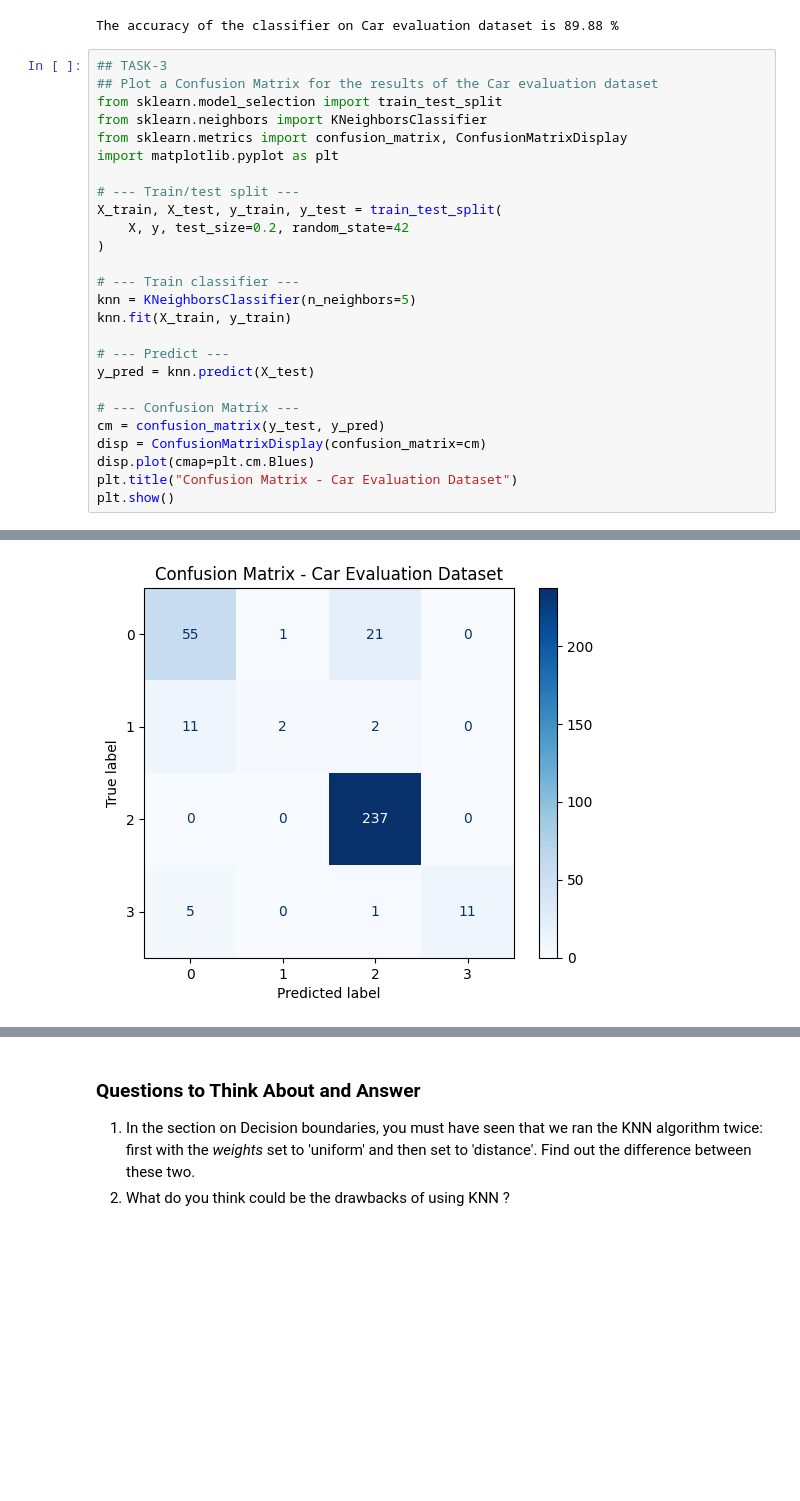
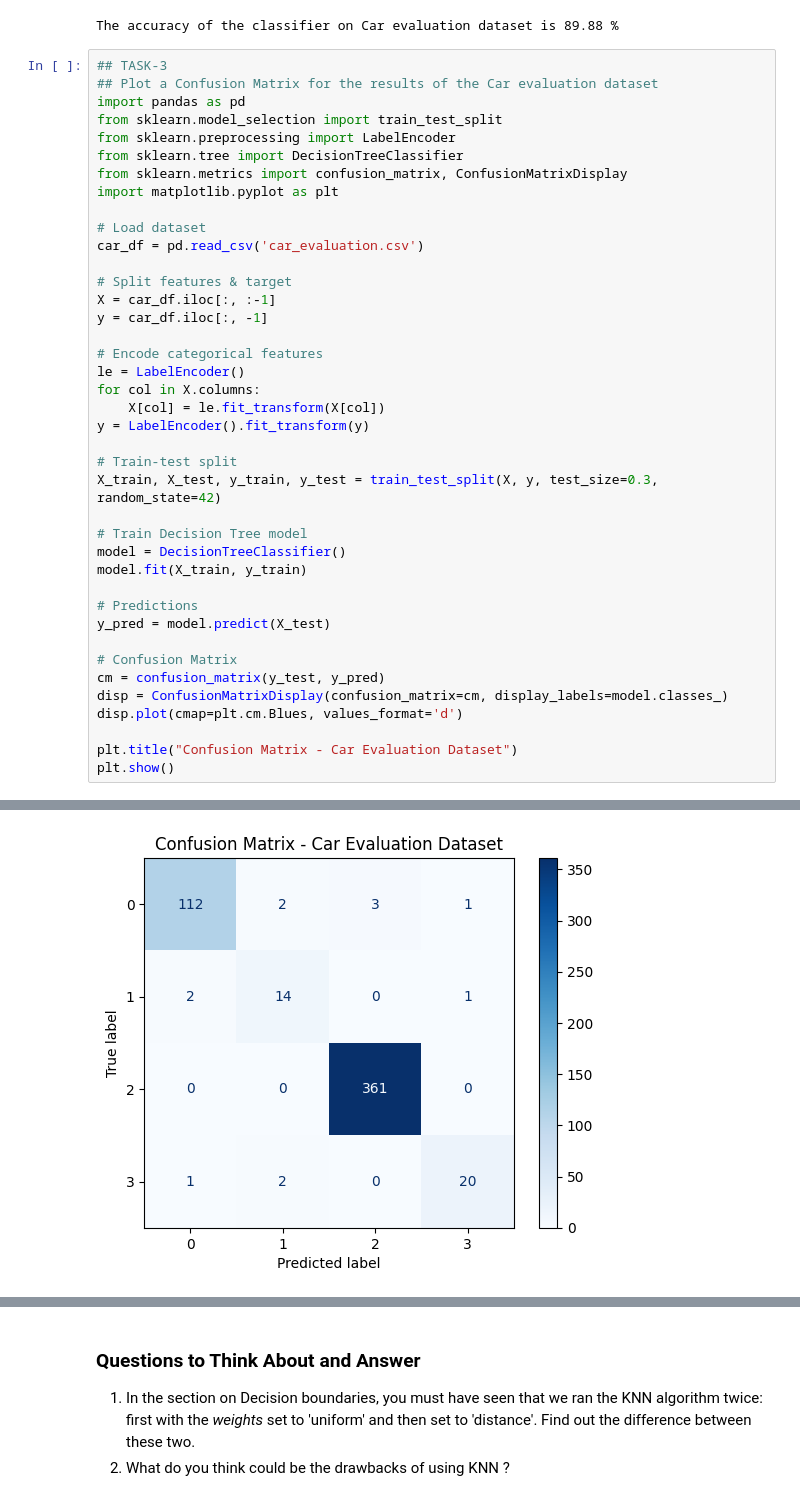
Before and after one commit to GnanaTrishala/IIITHYDERABAD_AIML_COURSE, a Jupyter notebook: Copy_of_AIML_Module_3_Lab_3_Implementing_KNN_from_scratch_and_visualize_Algorithm_performance.ipynb, the cells around one changed output, grey strips where cells are left out. Saved outputs shown, nothing was run; the diff lists cells and outputs as text; blank space fills up the shorter version.

```diff
--- a/Copy_of_AIML_Module_3_Lab_3_Implementing_KNN_from_scratch_and_visualize_Algorithm_performance.ipynb
+++ b/Copy_of_AIML_Module_3_Lab_3_Implementing_KNN_from_scratch_and_visualize_Algorithm_performance.ipynb
@@ -781,27 +741,41 @@ The accuracy of the classifier on Car evaluation dataset is 89.88 %
 # %%
 ## TASK-3
 ## Plot a Confusion Matrix for the results of the Car evaluation dataset
+import pandas as pd
 from sklearn.model_selection import train_test_split
-from sklearn.neighbors import KNeighborsClassifier
+from sklearn.preprocessing import LabelEncoder
+from sklearn.tree import DecisionTreeClassifier
 from sklearn.metrics import confusion_matrix, ConfusionMatrixDisplay
 import matplotlib.pyplot as plt
 
-# --- Train/test split ---
-X_train, X_test, y_train, y_test = train_test_split(
-    X, y, test_size=0.2, random_state=42
-)
+# Load dataset
+car_df = pd.read_csv('car_evaluation.csv')
 
-# --- Train classifier ---
-knn = KNeighborsClassifier(n_neighbors=5)
-knn.fit(X_train, y_train)
+# Split features & target
+X = car_df.iloc[:, :-1]
+y = car_df.iloc[:, -1]
 
-# --- Predict ---
-y_pred = knn.predict(X_test)
+# Encode categorical features
+le = LabelEncoder()
+for col in X.columns:
+    X[col] = le.fit_transform(X[col])
+y = LabelEncoder().fit_transform(y)
 
-# --- Confusion Matrix ---
+# Train-test split
+X_train, X_test, y_train, y_test = train_test_split(X, y, test_size=0.3, random_state=42)
+
+# Train Decision Tree model
+model = DecisionTreeClassifier()
+model.fit(X_train, y_train)
+
+# Predictions
+y_pred = model.predict(X_test)
+
+# Confusion Matrix
 cm = confusion_matrix(y_test, y_pred)
-disp = ConfusionMatrixDisplay(confusion_matrix=cm)
-disp.plot(cmap=plt.cm.Blues)
+disp = ConfusionMatrixDisplay(confusion_matrix=cm, display_labels=model.classes_)
+disp.plot(cmap=plt.cm.Blues, values_format='d')
+
 plt.title("Confusion Matrix - Car Evaluation Dataset")
 plt.show()
 # %% [output]
@@ -808 +799 @@ plt.show()
-[figure, old version]
+[figure, new version]
```
Also changed, not shown: parts of 19 cells of this notebook.
